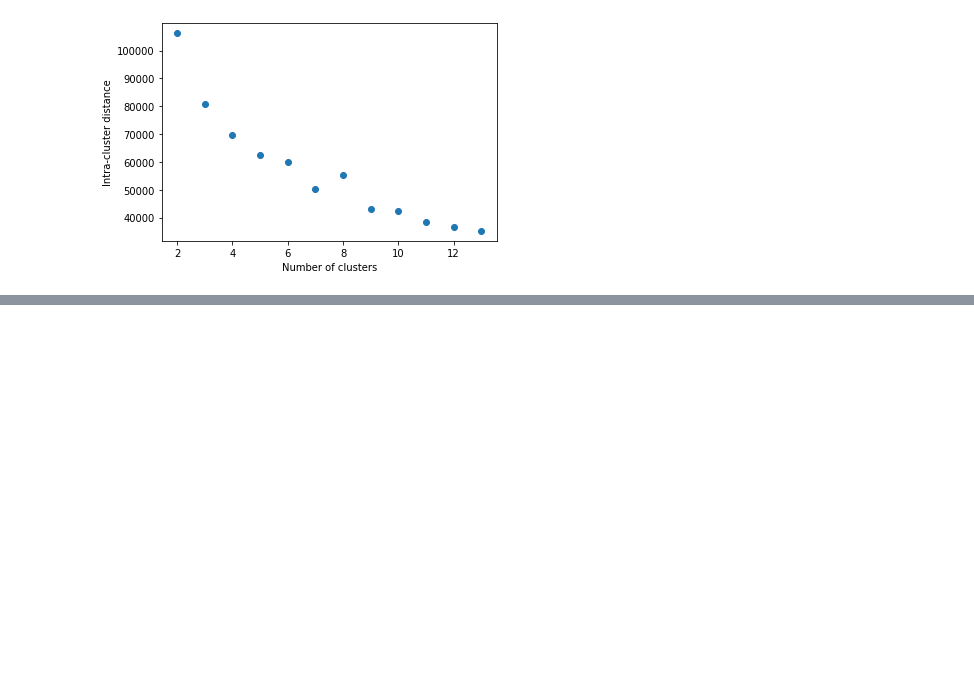
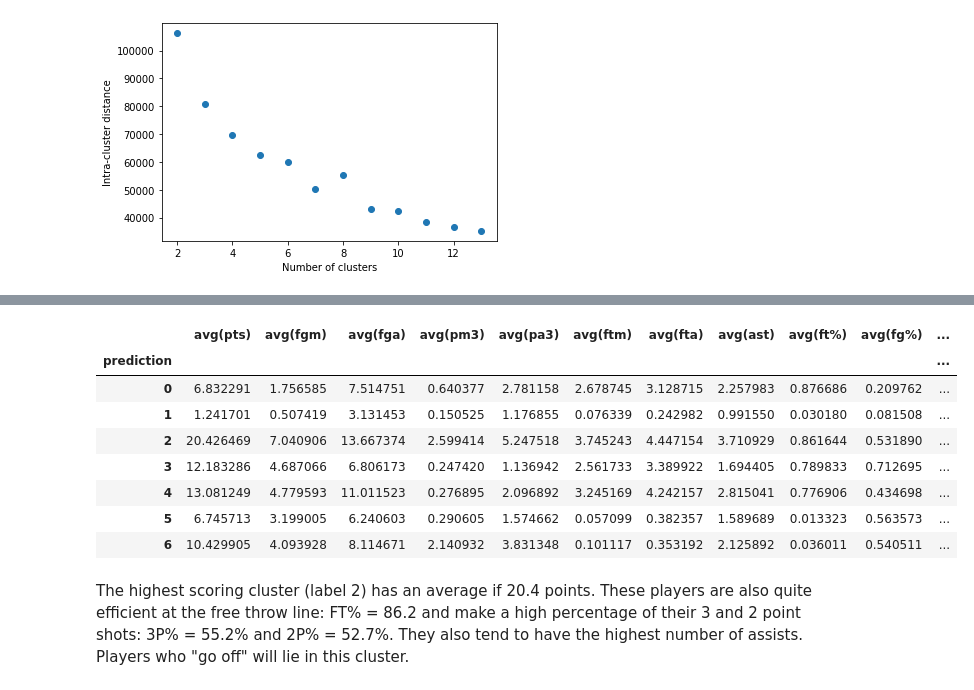
Before and after one commit to Blunt10K/NBA, a Jupyter notebook: notebooks/analysis.ipynb, the cells around one changed output, grey strips where cells are left out. Saved outputs shown, nothing was run; the diff lists cells and outputs as text; code cells hidden in the pictures; blank space fills up the shorter version.

```diff
--- a/notebooks/analysis.ipynb
+++ b/notebooks/analysis.ipynb
@@ -30,11 +37,11 @@ scoring_df = df[identifiers+label+scoring_stats]
 # %% [markdown]
 Compute some derived scoring stats
 # %%
-scoring_df = scoring_df.withColumn('ft%', scoring_df.ftm/scoring_df.fta)
-scoring_df = scoring_df.withColumn('fg%', scoring_df.fgm/scoring_df.fga)
-scoring_df = scoring_df.withColumn('3p%', scoring_df.pm3/scoring_df.pa3)
+scoring_df = scoring_df.withColumn('ft%', scoring_df['ftm']/scoring_df['fta'])
+scoring_df = scoring_df.withColumn('fg%', scoring_df['fgm']/scoring_df['fga'])
+scoring_df = scoring_df.withColumn('3p%', scoring_df['pm3']/scoring_df['pa3'])
 scoring_df = scoring_df.withColumn('2p%',
-            (scoring_df.fgm - scoring_df.pm3)/(scoring_df.fga -scoring_df.pa3))
-scoring_df = scoring_df.withColumn('eFG%', (scoring_df.fgm + 0.5*scoring_df.pm3)/scoring_df.fga)
+            (scoring_df['fgm'] - scoring_df['pm3'])/(scoring_df['fga'] -scoring_df['pa3']))
+scoring_df = scoring_df.withColumn('eFG%', (scoring_df['fgm'] + 0.5*scoring_df['pm3'])/scoring_df['fga'])
 # %%
 from pyspark.ml.feature import StringIndexer
@@ -506,0 +173,6 @@ dtype: int64
+# %%
+from pyspark.ml.clustering import KMeansModel
+
+model_path = '../../kmeans_models/kmeans_model_k_7'
+model = KMeansModel.load(model_path)
+preds = model.transform(scoring_df)
@@ -506,0 +201,2 @@ dtype: int64
+# %%
+players = preds.select('name','team',*preds.columns[3:18],'prediction')
@@ -506,0 +205,2 @@ dtype: int64
+# %%
+p_df = players.groupBy('prediction').avg().orderBy('prediction').drop('avg(prediction)').toPandas()
@@ -506,0 +209,14 @@ dtype: int64
+# %%
+p_df.set_index('prediction')
+# %% [output]
+|  | avg(pts) | avg(fgm) | avg(fga) | avg(pm3) | avg(pa3) | avg(ftm) | avg(fta) | avg(ast) | avg(ft%) | avg(fg%) | ... |
+| prediction |  |  |  |  |  |  |  |  |  |  | ... |
+| 0 | 6.832291 | 1.756585 | 7.514751 | 0.640377 | 2.781158 | 2.678745 | 3.128715 | 2.257983 | 0.876686 | 0.209762 | ... |
+| 1 | 1.241701 | 0.507419 | 3.131453 | 0.150525 | 1.176855 | 0.076339 | 0.242982 | 0.991550 | 0.030180 | 0.081508 | ... |
+| 2 | 20.426469 | 7.040906 | 13.667374 | 2.599414 | 5.247518 | 3.745243 | 4.447154 | 3.710929 | 0.861644 | 0.531890 | ... |
+| 3 | 12.183286 | 4.687066 | 6.806173 | 0.247420 | 1.136942 | 2.561733 | 3.389922 | 1.694405 | 0.789833 | 0.712695 | ... |
+| 4 | 13.081249 | 4.779593 | 11.011523 | 0.276895 | 2.096892 | 3.245169 | 4.242157 | 2.815041 | 0.776906 | 0.434698 | ... |
+| 5 | 6.745713 | 3.199005 | 6.240603 | 0.290605 | 1.574662 | 0.057099 | 0.382357 | 1.589689 | 0.013323 | 0.563573 | ... |
+| 6 | 10.429905 | 4.093928 | 8.114671 | 2.140932 | 3.831348 | 0.101117 | 0.353192 | 2.125892 | 0.036011 | 0.540511 | ... |
+# %% [markdown]
+The highest scoring cluster (label 2) has an average if 20.4 points. These players are also quite efficient at the free throw line: FT% = 86.2 and make a high percentage of their 3 and 2 point shots: 3P% = 55.2% and 2P% = 52.7%. They also tend to have the highest number of assists. Players who "go off" will lie in this cluster.
```
Also changed, not shown: parts of 74 cells of this notebook, 2 other files.
